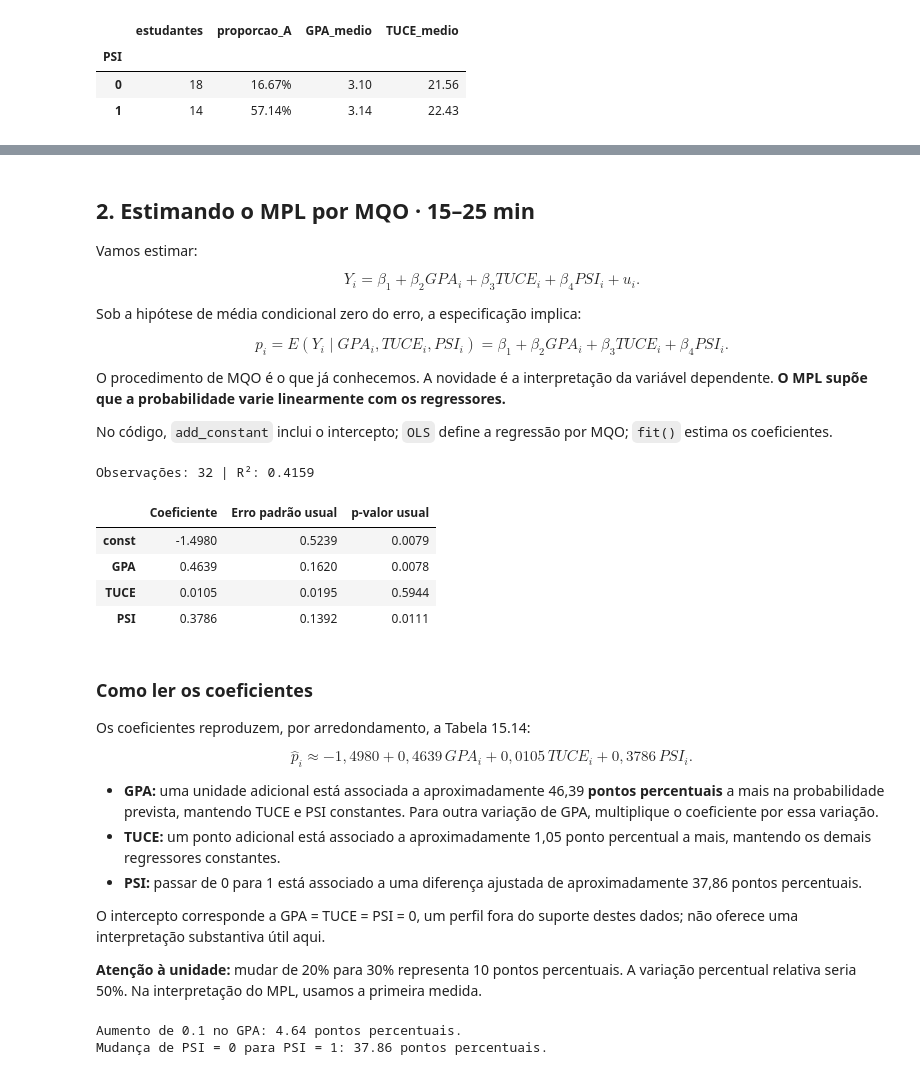
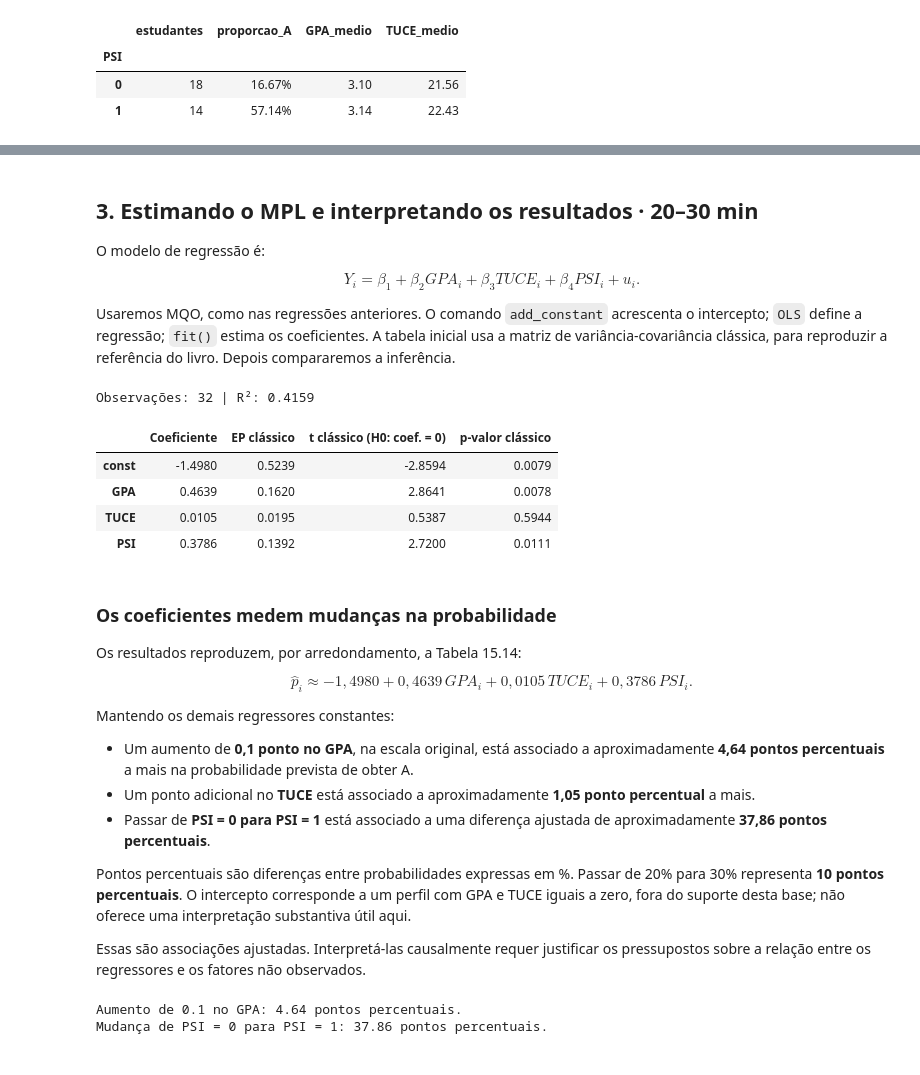
Before and after one commit to FPetterini/econometria, a Jupyter notebook: Aula_01_MPL_Gujarati_60min.ipynb, the cells around one changed output, grey strips where cells are left out. Saved outputs shown, nothing was run; the diff lists cells and outputs as text; code cells hidden in the pictures.

```diff
--- a/Aula_01_MPL_Gujarati_60min.ipynb
+++ b/Aula_01_MPL_Gujarati_60min.ipynb
@@ -31,6 +29,5 @@ Os dados estão incorporados abaixo: não é necessário montar o Drive nem baix
 # %%
 # Bibliotecas: tabelas, cálculos, gráficos e estimação econométrica.
-# O Colab normalmente já oferece essas bibliotecas.
 import importlib.util
 import subprocess
 import sys
@@ -43,10 +40,10 @@ import numpy as np
 import pandas as pd
 import matplotlib.pyplot as plt
 import statsmodels.api as sm
-from IPython.display import display
+from IPython.display import display, HTML
 
 %matplotlib inline
 plt.rcParams.update({"font.size": 11, "axes.spines.top": False, "axes.spines.right": False})
-pd.set_option("display.max_columns", 10)
-print("Ambiente pronto. Vamos trabalhar com os 32 estudantes da Tabela 15.7.")
+pd.set_option("display.max_columns", 12)
+print("Ambiente pronto. Os dados são dos 32 estudantes da Tabela 15.7.")
 # %% [output]
@@ -154,59 +201,48 @@ Proporção com conceito A: 34.38%
 # %% [markdown]
-## 2. Estimando o MPL por MQO · 15–25 min
+## 3. Estimando o MPL e interpretando os resultados · 20–30 min
 
-Vamos estimar:
+O modelo de regressão é:
 
-$$
-Y_i=\beta_1+\beta_2 GPA_i+\beta_3 TUCE_i+\beta_4 PSI_i+u_i.
-$$
+$$Y_i=\beta_1+\beta_2 GPA_i+\beta_3 TUCE_i+\beta_4 PSI_i+u_i.$$
 
-Sob a hipótese de média condicional zero do erro, a especificação implica:
-
-$$
-p_i=E(Y_i\mid GPA_i,TUCE_i,PSI_i)
-=\beta_1+\beta_2 GPA_i+\beta_3 TUCE_i+\beta_4 PSI_i.
-$$
-
-O procedimento de MQO é o que já conhecemos. A novidade é a interpretação da variável dependente. **O MPL supõe que a probabilidade varie linearmente com os regressores.**
-
-No código, `add_constant` inclui o intercepto; `OLS` define a regressão por MQO; `fit()` estima os coeficientes.
+Usaremos MQO, como nas regressões anteriores. O comando `add_constant` acrescenta o intercepto; `OLS` define a regressão; `fit()` estima os coeficientes. A tabela inicial usa a matriz de variância-covariância clássica, para reproduzir a referência do livro. Depois compararemos a inferência.
 # %%
 regressores = ["GPA", "TUCE", "PSI"]
 X = sm.add_constant(dados[regressores], has_constant="add")
 y = dados["Y"]
-
 mpl = sm.OLS(y, X).fit()
 
 tabela_mqo = pd.DataFrame({
     "Coeficiente": mpl.params,
-    "Erro padrão usual": mpl.bse,
-    "p-valor usual": mpl.pvalues,
+    "EP clássico": mpl.bse,
+    "t clássico (H0: coef. = 0)": mpl.tvalues,
+    "p-valor clássico": mpl.pvalues,
 })
 display(tabela_mqo.style.format("{:.4f}"))
 print(f"Observações: {int(mpl.nobs)} | R²: {mpl.rsquared:.4f}")
 # %% [output]
 Observações: 32 | R²: 0.4159
-|  | Coeficiente | Erro padrão usual | p-valor usual |
-| const | -1.4980 | 0.5239 | 0.0079 |
-| GPA | 0.4639 | 0.1620 | 0.0078 |
-| TUCE | 0.0105 | 0.0195 | 0.5944 |
-| PSI | 0.3786 | 0.1392 | 0.0111 |
+|  | Coeficiente | EP clássico | t clássico (H0: coef. = 0) | p-valor clássico |
+| const | -1.4980 | 0.5239 | -2.8594 | 0.0079 |
+| GPA | 0.4639 | 0.1620 | 2.8641 | 0.0078 |
+| TUCE | 0.0105 | 0.0195 | 0.5387 | 0.5944 |
+| PSI | 0.3786 | 0.1392 | 2.7200 | 0.0111 |
 # %% [markdown]
-### Como ler os coeficientes
+### Os coeficientes medem mudanças na probabilidade
 
-Os coeficientes reproduzem, por arredondamento, a Tabela 15.14:
+Os resultados reproduzem, por arredondamento, a Tabela 15.14:
 
-$$
-\widehat p_i\approx-1{,}4980+0{,}4639\,GPA_i+0{,}0105\,TUCE_i+0{,}3786\,PSI_i.
-$$
+$$\widehat p_i\approx-1{,}4980+0{,}4639\,GPA_i+0{,}0105\,TUCE_i+0{,}3786\,PSI_i.$$
 
-- **GPA:** uma unidade adicional está associada a aproximadamente 46,39 **pontos percentuais** a mais na probabilidade prevista, mantendo TUCE e PSI constantes. Para outra variação de GPA, multiplique o coeficiente por essa variação.
-- **TUCE:** um ponto adicional está associado a aproximadamente 1,05 ponto percentual a mais, mantendo os demais regressores constantes.
-- **PSI:** passar de 0 para 1 está associado a uma diferença ajustada de aproximadamente 37,86 pontos percentuais.
+Mantendo os demais regressores constantes:
 
-O intercepto corresponde a GPA = TUCE = PSI = 0, um perfil fora do suporte destes dados; não oferece uma interpretação substantiva útil aqui.
+- Um aumento de **0,1 ponto no GPA**, na escala original, está associado a aproximadamente **4,64 pontos percentuais** a mais na probabilidade prevista de obter A.
+- Um ponto adicional no **TUCE** está associado a aproximadamente **1,05 ponto percentual** a mais.
+- Passar de **PSI = 0 para PSI = 1** está associado a uma diferença ajustada de aproximadamente **37,86 pontos percentuais**.
 
-**Atenção à unidade:** mudar de 20% para 30% representa 10 pontos percentuais. A variação percentual relativa seria 50%. Na interpretação do MPL, usamos a primeira medida.
+Pontos percentuais são diferenças entre probabilidades expressas em %. Passar de 20% para 30% representa **10 pontos percentuais**. O intercepto corresponde a um perfil com GPA e TUCE iguais a zero, fora do suporte desta base; não oferece uma interpretação substantiva útil aqui.
+
+Essas são associações ajustadas. Interpretá-las causalmente requer justificar os pressupostos sobre a relação entre os regressores e os fatores não observados.
 # %%
 # Exemplo resolvido: um aumento de 0,1 ponto no GPA.
 delta_gpa_exemplo = 0.1
```
Also changed, not shown: parts of 32 cells of this notebook.
